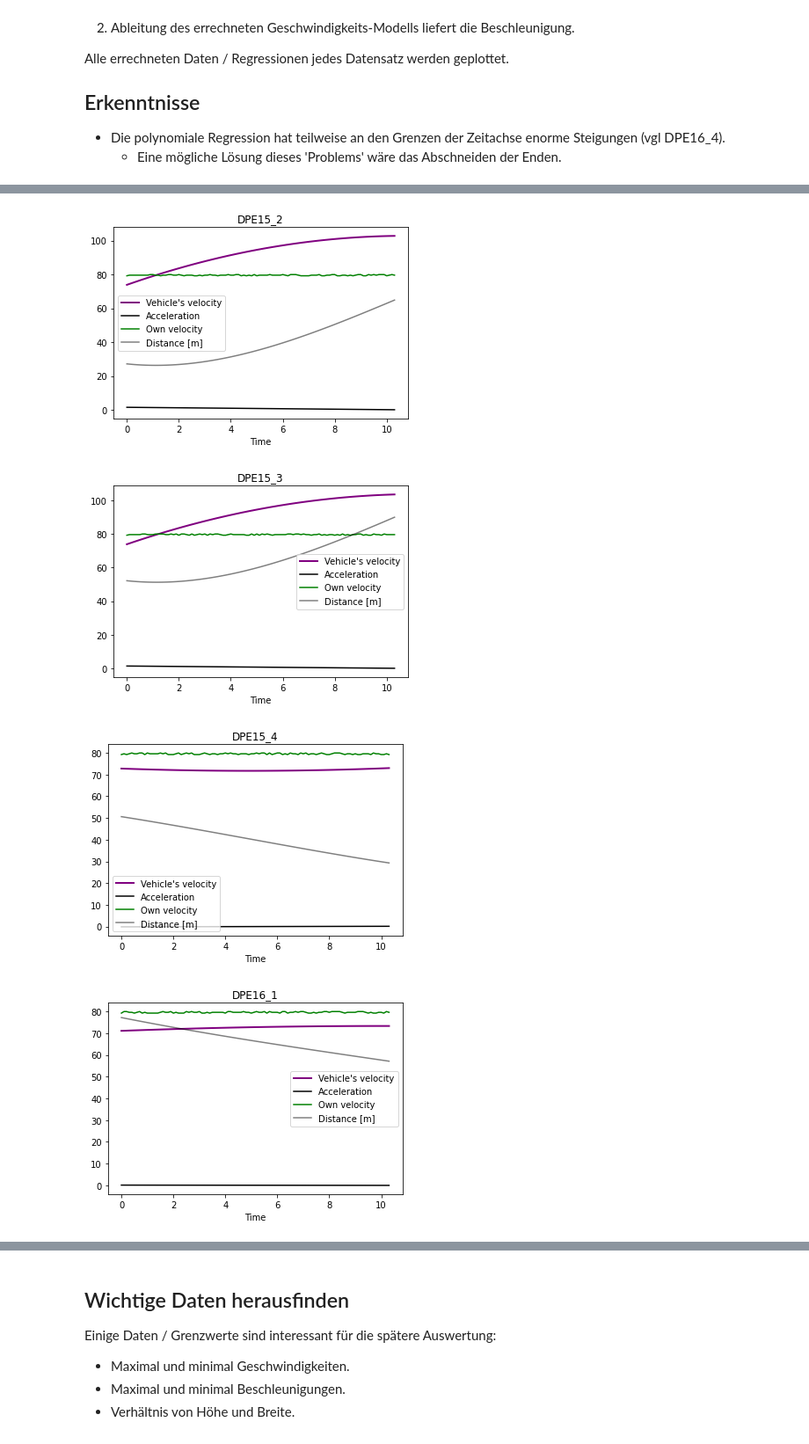
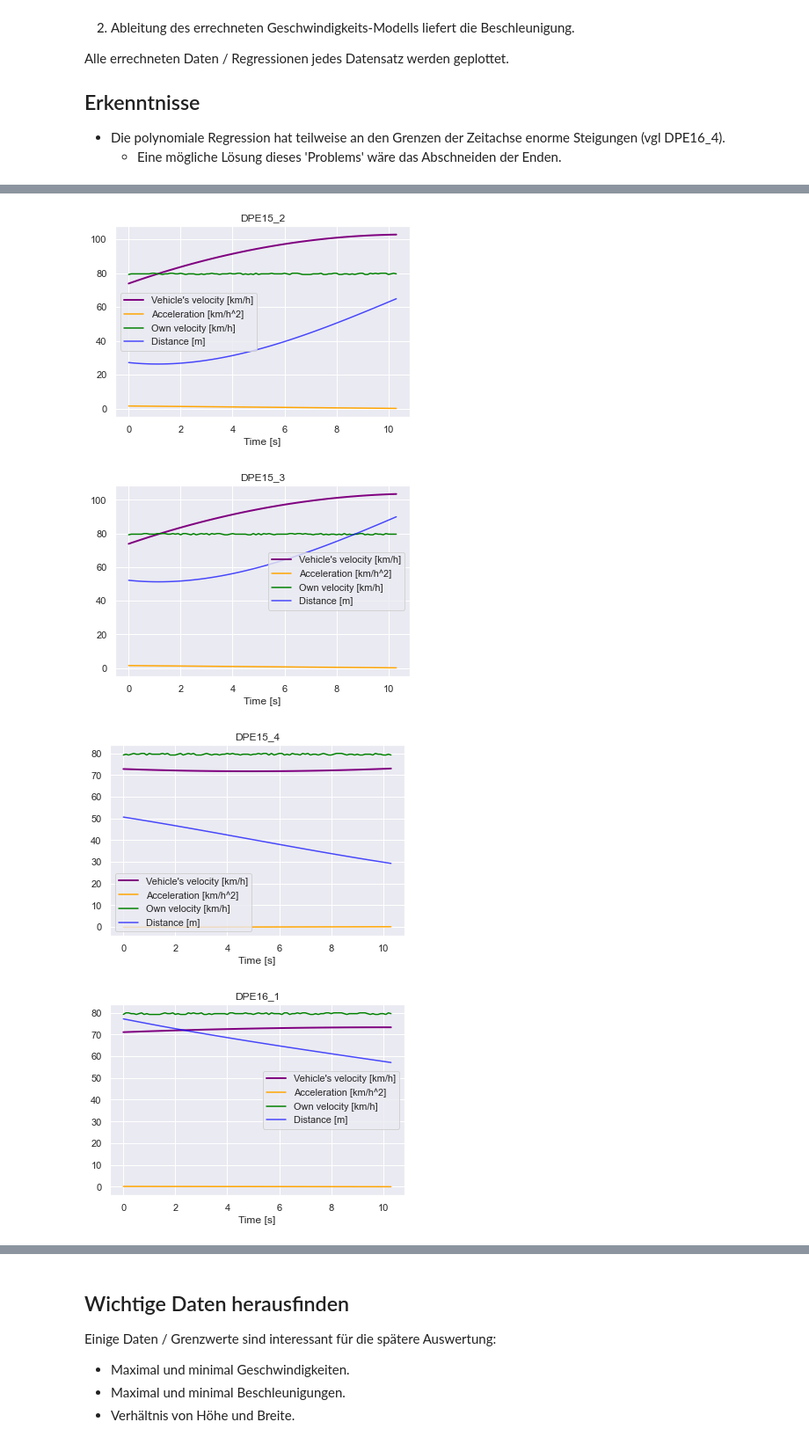
Before and after one commit to JanTSV/Evidenztheorie, a Jupyter notebook: main.ipynb, the cells around one changed output, grey strips where cells are left out. Shown: that part at 88% size. Saved outputs shown, nothing was run; the diff lists cells and outputs as text; code cells hidden in the pictures.

Commit message:
beautified graphs

```diff
--- a/main.ipynb
+++ b/main.ipynb
@@ -37,6 +37,8 @@ from IPython.display import display
 from python_evidence.dempster_handler import DempsterHandler, Measure
 from utils import load_data, change_data, get_velocity, get_acceleration, save_data_dict, get_dimensions
 from utils import get_max_range_by_criterion, get_acceleration_limit, calculate_weighted_ratio
+import seaborn as sns
+sns.set()
 # %% [markdown]
 # Daten einlesen und explorieren
 
@@ -176,25 +178,25 @@ Alle errechneten Daten / Regressionen jedes Datensatz werden geplottet.
 # plot calculated velocity and acceleration
 for path, df in data_dict.items():
     plt.title(path)
-    plt.xlabel("Time")
+    plt.xlabel("Time [s]")
     velocity_key = "v(km/h)"
 
     # Plot optimized velocity
-    plt.plot(df["t"], df[velocity_key], linewidth=2, color="purple", label="Vehicle's velocity")
+    plt.plot(df["t"], df[velocity_key], linewidth=2, color="purple", label="Vehicle's velocity [km/h]")
 
     # Call method which extends data frame by the acceleration
     get_acceleration(df, MODELS[path]["Velocity Model"])
 
     # Plot acceleration
-    plt.plot(df["t"], df["a(km/h^2)"], color="black", label="Acceleration")
+    plt.plot(df["t"], df["a(km/h^2)"], color="orange", label="Acceleration [km/h^2]")
 
     # Plot the velocity of the data recording vehicle
-    plt.plot(df["t"], df["Eigengeschwindigkeit(m/s)"]  * 3.6, color="green", label="Own velocity")
+    plt.plot(df["t"], df["Eigengeschwindigkeit(m/s)"]  * 3.6, color="green", label="Own velocity [km/h]")
 
     # Plot the distances.
-    plt.plot(df["t"], MODELS[path]["Distance Model"](df["t"]), color="black", alpha=0.5, label="Distance [m]")
-
+    plt.plot(df["t"], MODELS[path]["Distance Model"](df["t"]), color="blue", alpha=0.7, label="Distance [m]")
     plt.legend()
+    plt.savefig(F"pics1/{path}.png")
     plt.show()
 
 # Save data in dictionary for further calculations
@@ -204,4 +206,4 @@ save_data_dict(data_dict, Path("updated_data"))
-[figure, old version]
+[figure, new version]
-[figure, old version]
+[figure, new version]
-[figure, old version]
+[figure, new version]
-[figure, old version]
+[figure, new version]
```
Also changed, not shown: parts of 1 cell of this notebook.
